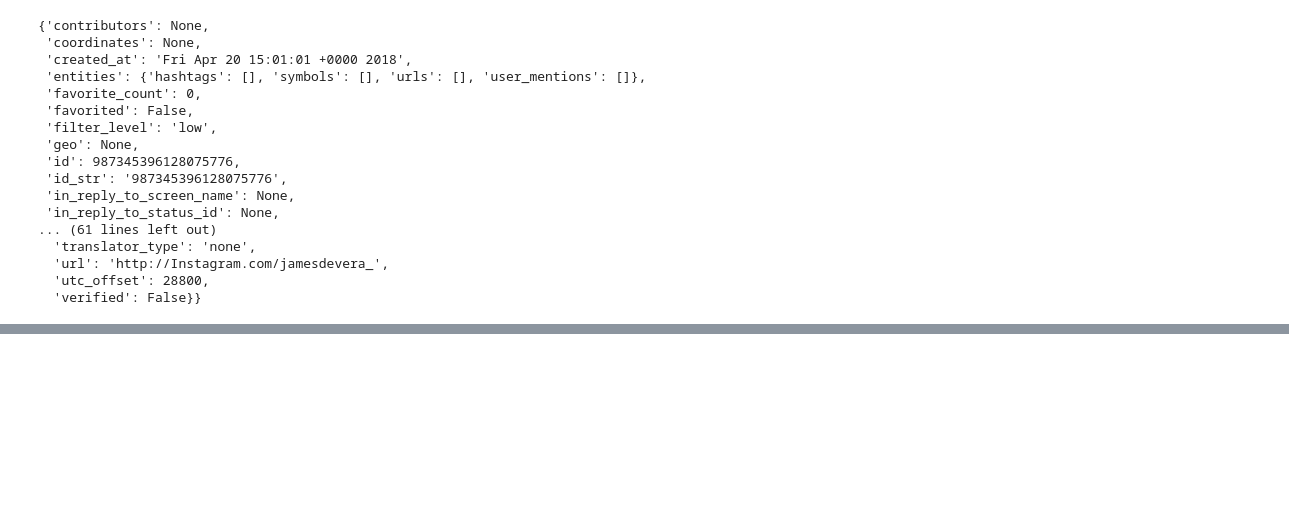
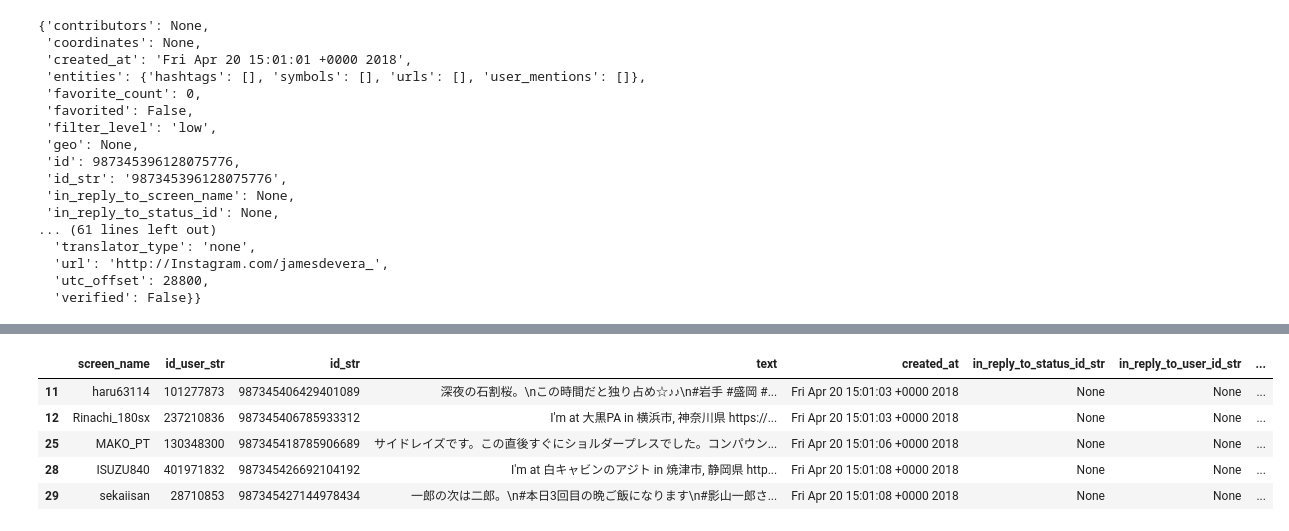
Before and after one commit to lemonaz5/JPintern, a Jupyter notebook: Kyoto_visualize_April2018.ipynb, the cells around one changed output, grey strips where cells are left out. Cells and saved outputs as stored; diff of their text form; code cells hidden in the pictures; blank space fills up the shorter version.

```diff
--- a/Kyoto_visualize_April2018.ipynb
+++ b/Kyoto_visualize_April2018.ipynb
@@ -55,0 +197,2 @@ list_tweets
+# %%
+tweets_kyoto = tweets_kyoto[np.isfinite(tweets_kyoto['ex_lat'])]
@@ -55,0 +201,12 @@ list_tweets
+# %%
+with open('miya_kyoto_tweet','rb') as f:
+    tweets_kyoto = pickle.load(f)
+# %%
+tweets_kyoto.head()
+# %% [output]
+|  | screen_name | id_user_str | id_str | text | created_at | in_reply_to_status_id_str | in_reply_to_user_id_str | ... |
+| 11 | haru63114 | 101277873 | 987345406429401089 | 深夜の石割桜。\nこの時間だと独り占め☆♪♪\n#岩手 #盛岡 #... | Fri Apr 20 15:01:03 +0000 2018 | None | None | ... |
+| 12 | Rinachi_180sx | 237210836 | 987345406785933312 | I'm at 大黒PA in 横浜市, 神奈川県 https://... | Fri Apr 20 15:01:03 +0000 2018 | None | None | ... |
+| 25 | MAKO_PT | 130348300 | 987345418785906689 | サイドレイズです。この直後すぐにショルダープレスでした。コンパウン... | Fri Apr 20 15:01:06 +0000 2018 | None | None | ... |
+| 28 | ISUZU840 | 401971832 | 987345426692104192 | I'm at 白キャビンのアジト in 焼津市, 静岡県 http... | Fri Apr 20 15:01:08 +0000 2018 | None | None | ... |
+| 29 | sekaiisan | 28710853 | 987345427144978434 | 一郎の次は二郎。\n#本日3回目の晩ご飯になります\n#影山一郎さ... | Fri Apr 20 15:01:08 +0000 2018 | None | None | ... |
```
Also changed, not shown: parts of 16 cells of this notebook, 2 other files.
